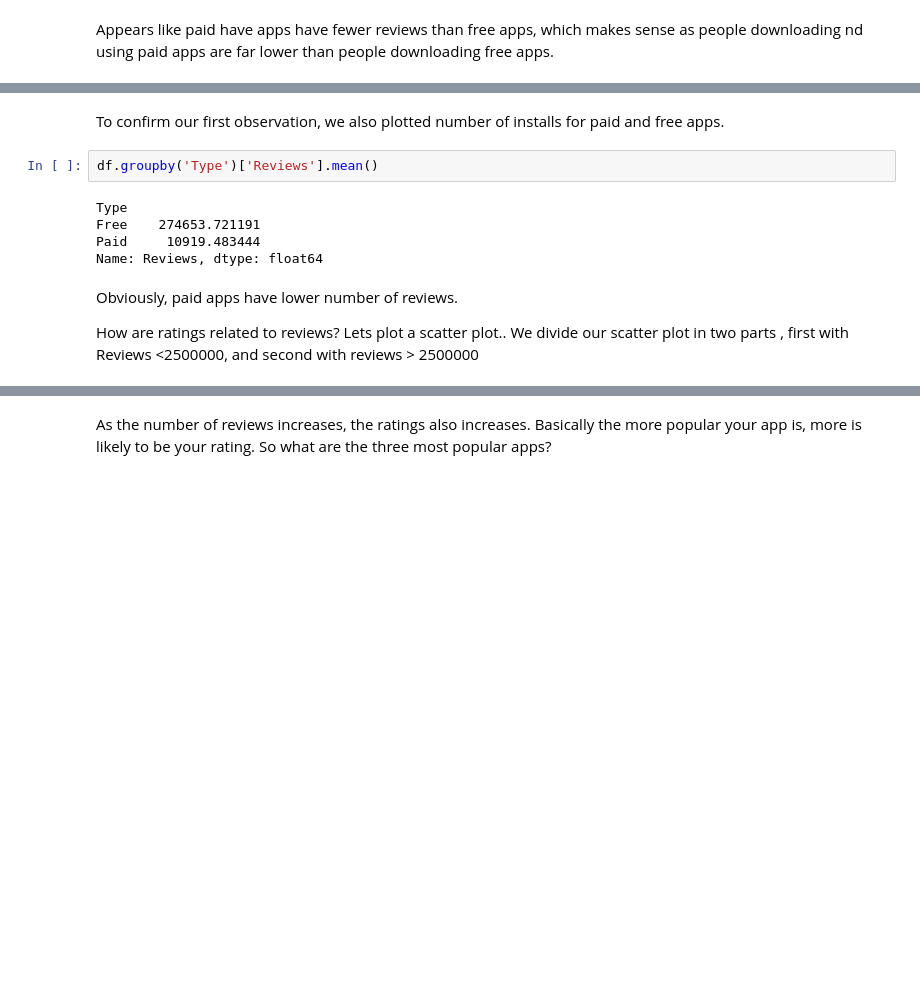
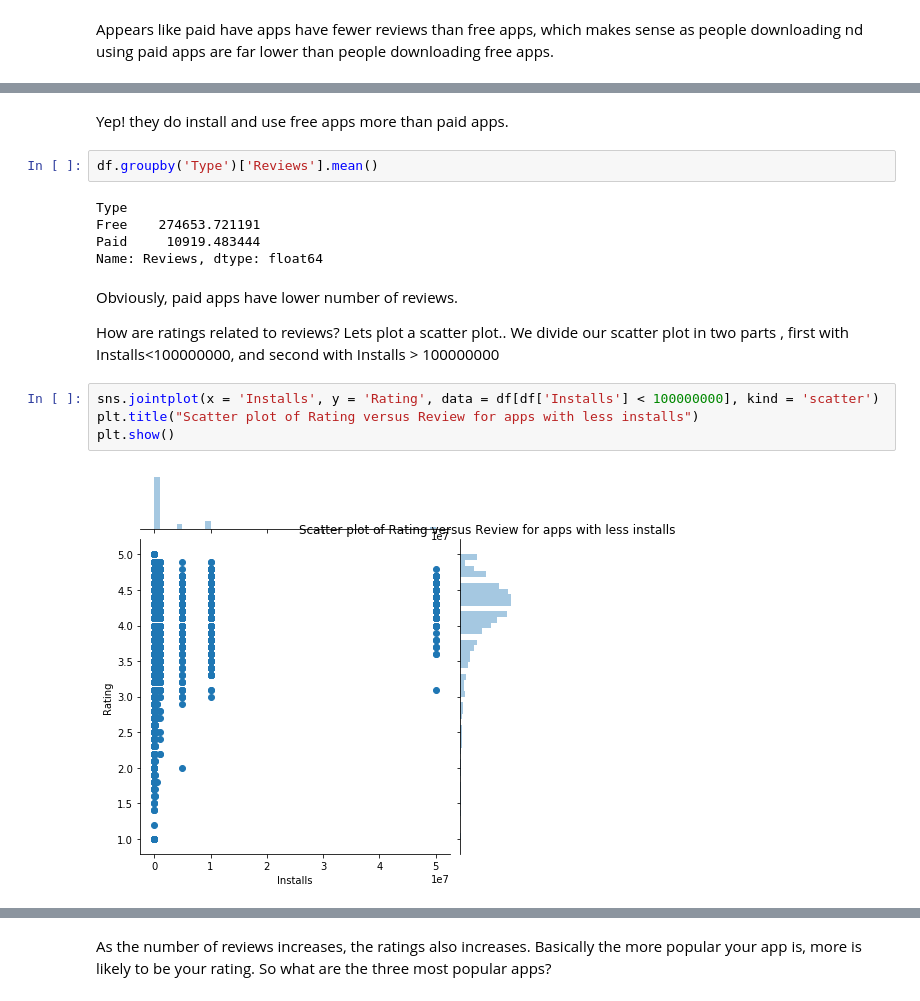
Before and after one commit to satarupa5/GooglePlayStore, a Jupyter notebook: EDA_Final.ipynb, the cells around one changed output, grey strips where cells are left out. Cells and saved outputs as stored; diff of their text form; blank space fills up the shorter version.

```diff
--- a/EDA_Final.ipynb
+++ b/EDA_Final.ipynb
@@ -395,5 +422,5 @@ sns.boxplot(x = 'Type', y = 'Installs', data = df)
-# %% [markdown]
-To confirm our first observation, we also plotted number of installs for paid and free apps.
+# %% [markdown]
+Yep! they do install and use free apps more than paid apps.
 # %%
 df.groupby('Type')['Reviews'].mean()
 # %% [output]
@@ -404,5 +431,11 @@ Name: Reviews, dtype: float64
 # %% [markdown]
 Obviously, paid apps have lower number of reviews.
 
-How are ratings related to reviews? Lets plot a scatter plot.. We divide our scatter plot in two parts , first with Reviews <2500000, and second with reviews > 2500000
+How are ratings related to reviews? Lets plot a scatter plot.. We divide our scatter plot in two parts , first with Installs<100000000, and second with Installs > 100000000
+# %%
+sns.jointplot(x = 'Installs', y = 'Rating', data = df[df['Installs'] < 100000000], kind = 'scatter')
+plt.title("Scatter plot of Rating versus Review for apps with less installs")
+plt.show()
+# %% [output]
+[figure, added]
 # %%
```
Also changed, not shown: parts of 60 cells of this notebook.
